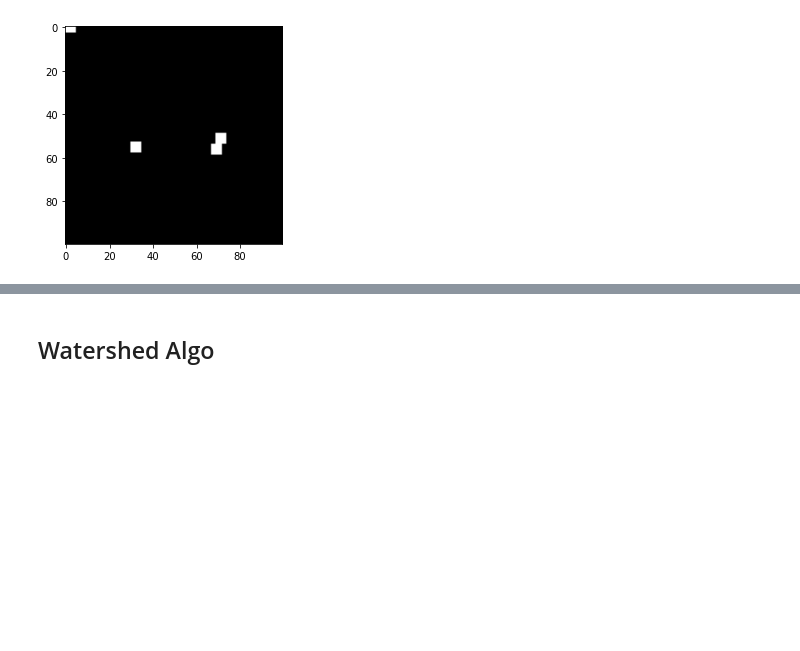
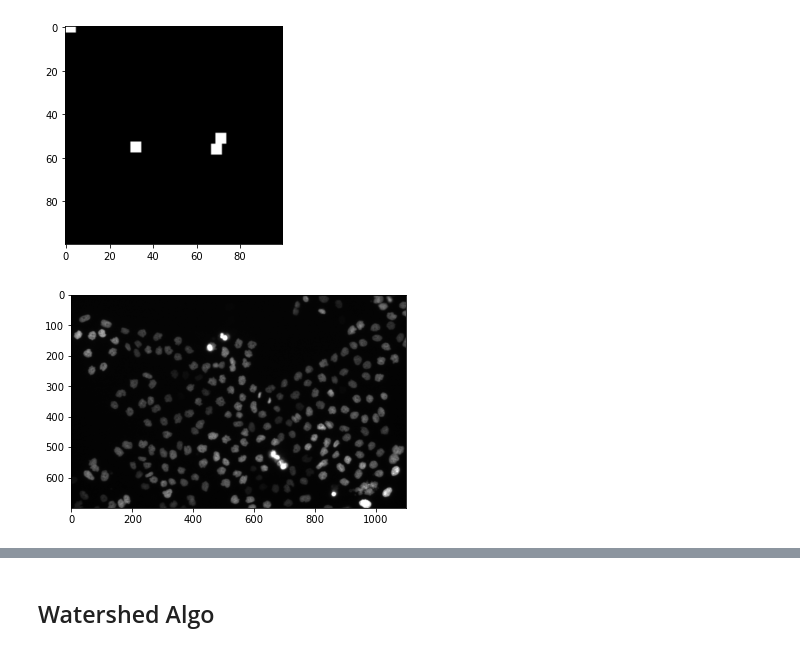
Before and after one commit to moates695/cs9517_Group_Project, a Jupyter notebook: marcus/preprocess.ipynb, the cells around one changed output, grey strips where cells are left out. Drawn from its saved outputs; the diff is of its cells as text; code cells hidden in the pictures; blank space fills up the shorter version.

```diff
--- a/marcus/preprocess.ipynb
+++ b/marcus/preprocess.ipynb
@@ -535 +552,5 @@ def rebuild(img3):
     return dilated2_pts
+# %%
+show(imgs[3][-1])
+# %% [output]
+[figure, added]
```
Also changed, not shown: parts of 25 cells of this notebook, 1 other file.
